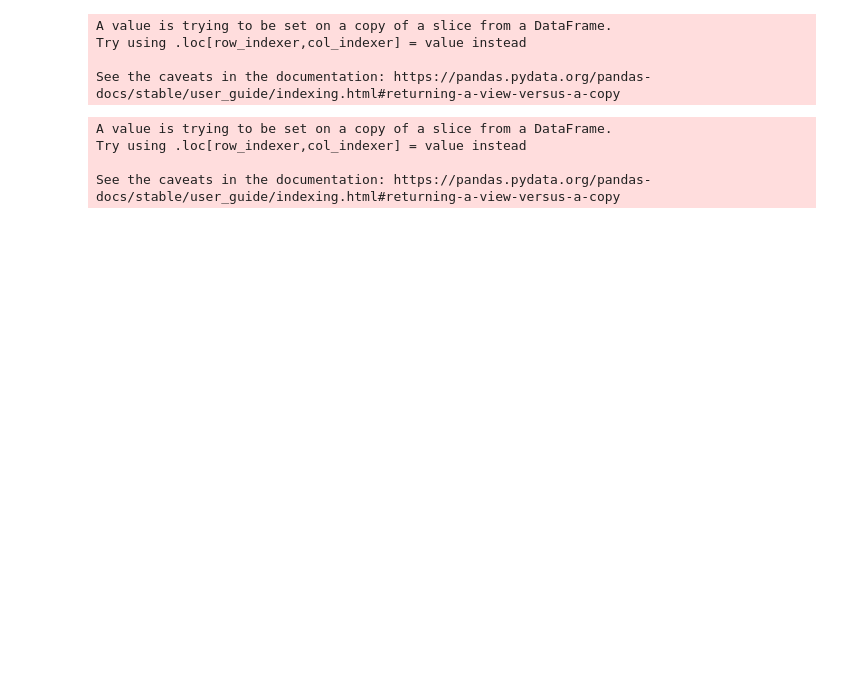
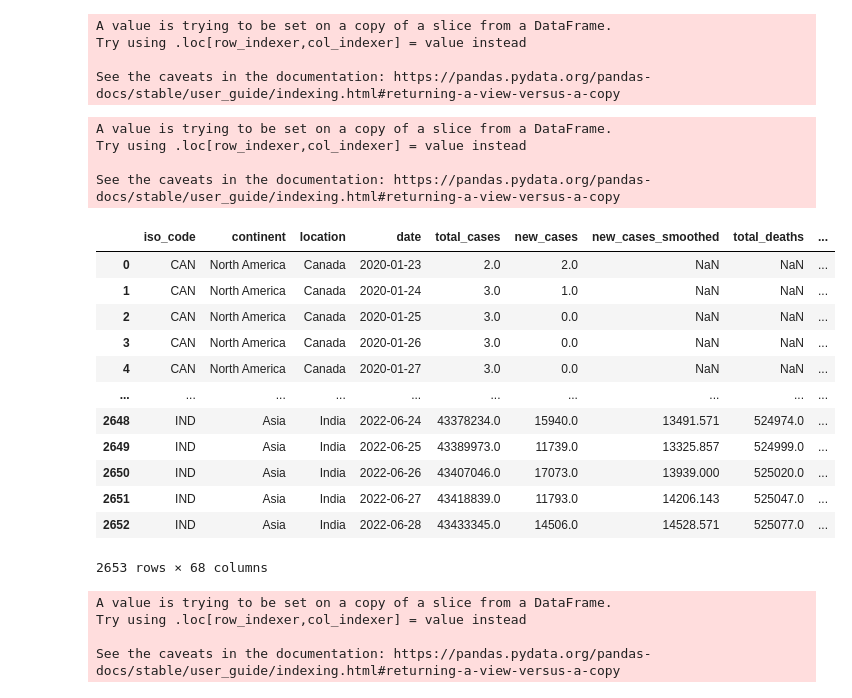
Before and after one commit to batthine/EDS-COVID19, a Jupyter notebook: notebooks/Data_cases_vaccine.ipynb, the cells around one changed output. Cells and saved outputs as stored; diff of their text form; code cells hidden in the pictures; blank space fills up the shorter version.

```diff
--- a/notebooks/Data_cases_vaccine.ipynb
+++ b/notebooks/Data_cases_vaccine.ipynb
@@ -112,6 +102,28 @@ A value is trying to be set on a copy of a slice from a DataFrame.
 Try using .loc[row_indexer,col_indexer] = value instead
 
 See the caveats in the documentation: https://pandas.pydata.org/pandas-docs/stable/user_guide/indexing.html#returning-a-view-versus-a-copy
+# %%
+df_countries['people_fully_vaccinated'] = df_countries['people_fully_vaccinated'].fillna(0)
+
+df_countries.reset_index(drop=True)
+# %% [output]
+A value is trying to be set on a copy of a slice from a DataFrame.
+Try using .loc[row_indexer,col_indexer] = value instead
+
+See the caveats in the documentation: https://pandas.pydata.org/pandas-docs/stable/user_guide/indexing.html#returning-a-view-versus-a-copy
+|  | iso_code | continent | location | date | total_cases | new_cases | new_cases_smoothed | total_deaths | ... |
+| 0 | CAN | North America | Canada | 2020-01-23 | 2.0 | 2.0 | NaN | NaN | ... |
+| 1 | CAN | North America | Canada | 2020-01-24 | 3.0 | 1.0 | NaN | NaN | ... |
+| 2 | CAN | North America | Canada | 2020-01-25 | 3.0 | 0.0 | NaN | NaN | ... |
+| 3 | CAN | North America | Canada | 2020-01-26 | 3.0 | 0.0 | NaN | NaN | ... |
+| 4 | CAN | North America | Canada | 2020-01-27 | 3.0 | 0.0 | NaN | NaN | ... |
+| ... | ... | ... | ... | ... | ... | ... | ... | ... | ... |
+| 2648 | IND | Asia | India | 2022-06-24 | 43378234.0 | 15940.0 | 13491.571 | 524974.0 | ... |
+| 2649 | IND | Asia | India | 2022-06-25 | 43389973.0 | 11739.0 | 13325.857 | 524999.0 | ... |
+| 2650 | IND | Asia | India | 2022-06-26 | 43407046.0 | 17073.0 | 13939.000 | 525020.0 | ... |
+| 2651 | IND | Asia | India | 2022-06-27 | 43418839.0 | 11793.0 | 14206.143 | 525047.0 | ... |
+| 2652 | IND | Asia | India | 2022-06-28 | 43433345.0 | 14506.0 | 14528.571 | 525077.0 | ... |
+2653 rows × 68 columns
 # %%
 #Figure 2 The vaccination rate (percentage of the population) over time
 df_countries['vaccination_rate']=df_countries['people_fully_vaccinated']/df_countries['population'] #absolut Covid cases/population size
```
Also changed, not shown: parts of 11 cells of this notebook, 2 other files.
